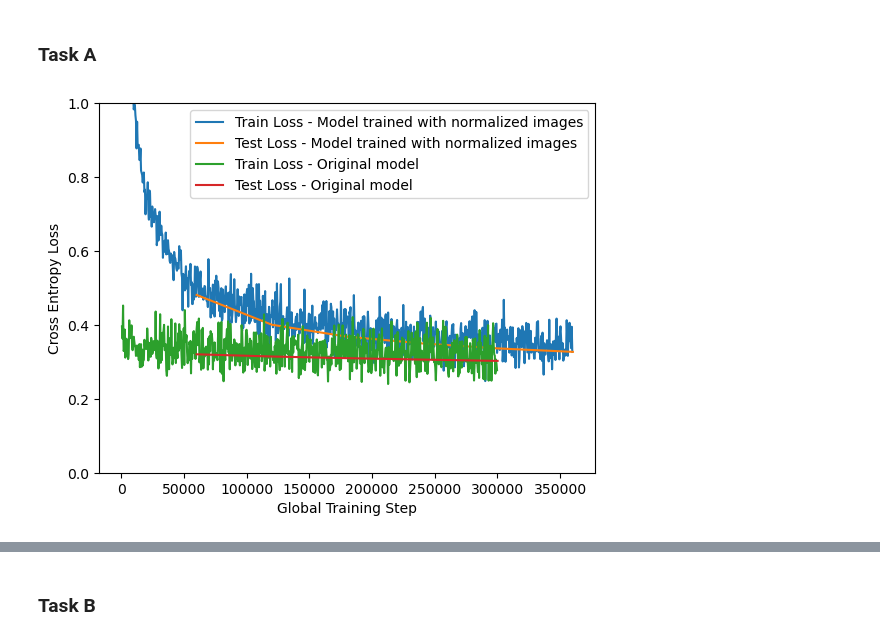
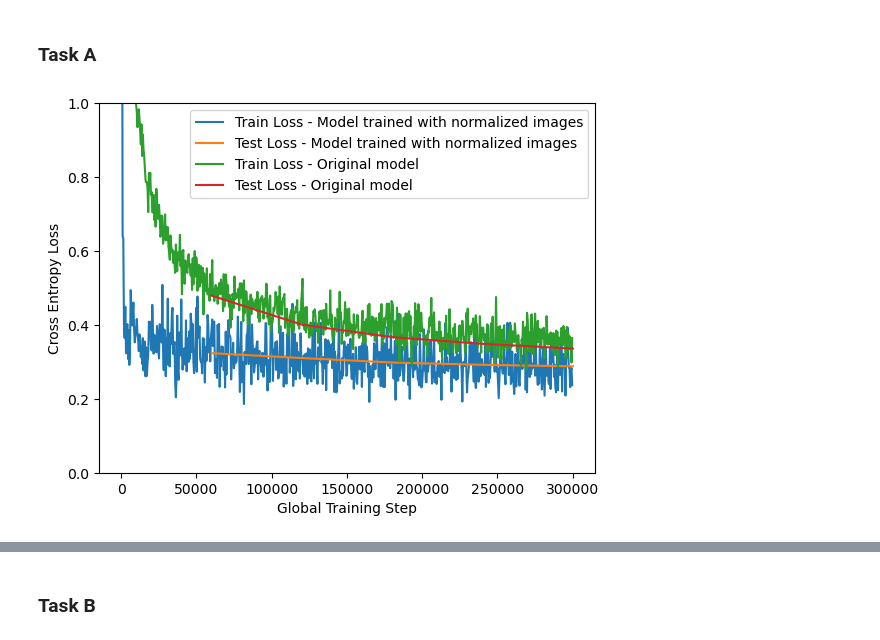
Before and after one commit to TorsteinEide/tdt4195-visdat, a Jupyter notebook: IP1/TDT4195-StarterCode-2023-main/assignment 1/task4.ipynb, the cells around one changed output, grey strips where cells are left out. Cells and saved outputs as stored; diff of their text form; code cells hidden in the pictures.

```diff
--- a/IP1/TDT4195-StarterCode-2023-main/assignment 1/task4.ipynb
+++ b/IP1/TDT4195-StarterCode-2023-main/assignment 1/task4.ipynb
@@ -165,36 +166,40 @@ Final Test loss: 0.32698613409973254. Final Test accuracy: 0.9104
 # %%
 ## Normalizing
 image_transform = torchvision.transforms.Compose([
     torchvision.transforms.ToTensor(),
-    torchvision.transforms.Normalize((0.5, 0.5, 0.5), (0.5, 0.5, 0.5))
+    torchvision.transforms.Normalize(0.5, 0.5)
 ])
+
+dataloader_train_a, dataloader_test_a = dataloaders.load_dataset(batch_size, image_transform)
 
 ## Training
 trainer = Trainer(
   model=model,
-  dataloader_train=dataloader_train,
-  dataloader_test=dataloader_test,
+  dataloader_train=dataloader_train_a,
+  dataloader_test=dataloader_test_a,
   batch_size=batch_size,
   loss_function=loss_function,
   optimizer=optimizer
 )
-train_loss_dict, test_loss_dict = trainer.train(num_epochs)
+train_loss_a, test_loss_a = trainer.train(num_epochs)
+
 
 # Plot loss
-utils.plot_loss(train_loss_dict_6epochs, label="Train Loss - Model trained with normalized images")
-utils.plot_loss(test_loss_dict_6epochs, label="Test Loss - Model trained with normalized images")
+utils.plot_loss(train_loss_a, label="Train Loss - Model trained with normalized images")
+utils.plot_loss(test_loss_a, label="Test Loss - Model trained with normalized images")
 utils.plot_loss(train_loss_dict, label="Train Loss - Original model")
 utils.plot_loss(test_loss_dict, label="Test Loss - Original model")
 # Limit the y-axis of the plot (The range should not be increased!)
 plt.ylim([0, 1])
 plt.legend()
 plt.xlabel("Global Training Step")
 plt.ylabel("Cross Entropy Loss")
 plt.savefig("image_solutions/task_4a.png")
 
 plt.show()
+
 final_loss, final_acc = utils.compute_loss_and_accuracy(
-    dataloader_test, model, loss_function)
+dataloader_test_a, model, loss_function)
 print(f"Final Test loss: {final_loss}. Final Test accuracy: {final_acc}")
 # %% [output]
-[figure, old version]
+[figure, new version]
```
Also changed, not shown: parts of 6 cells of this notebook, 8 other files.
